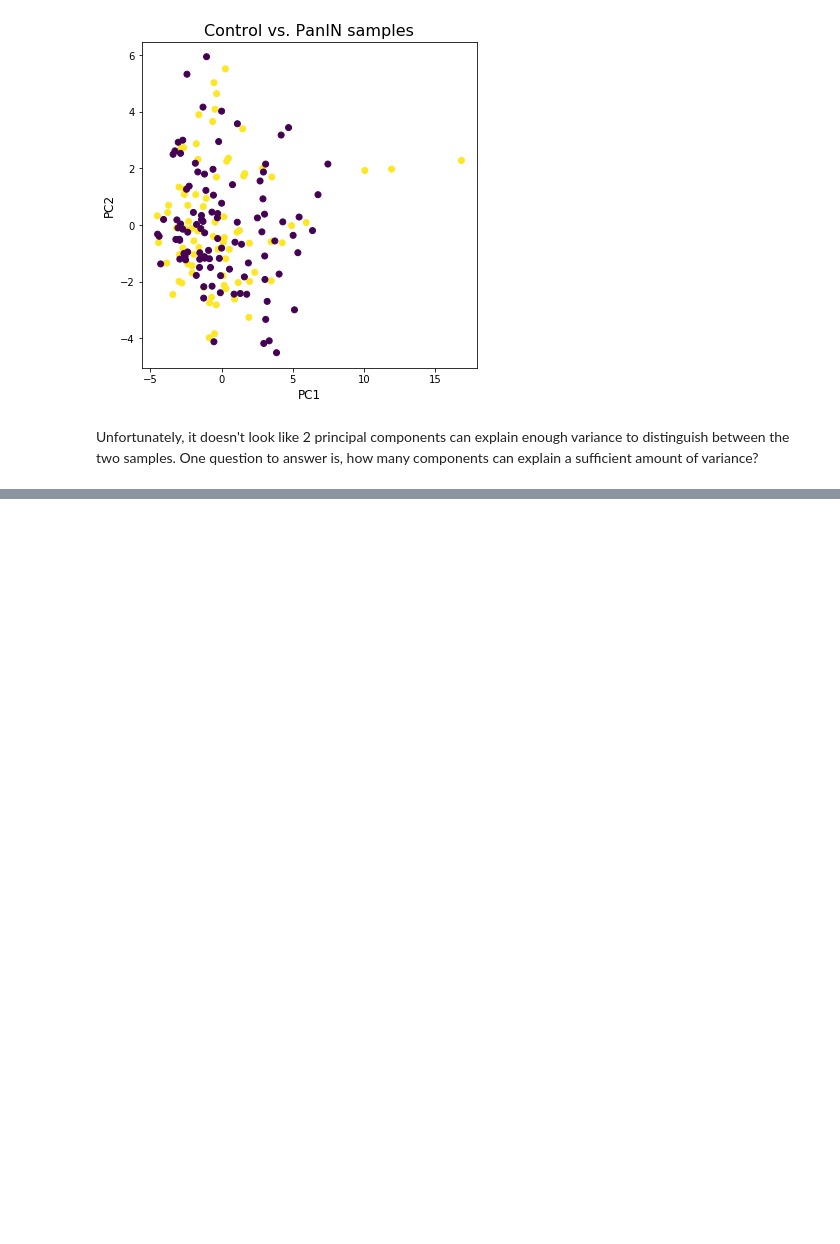
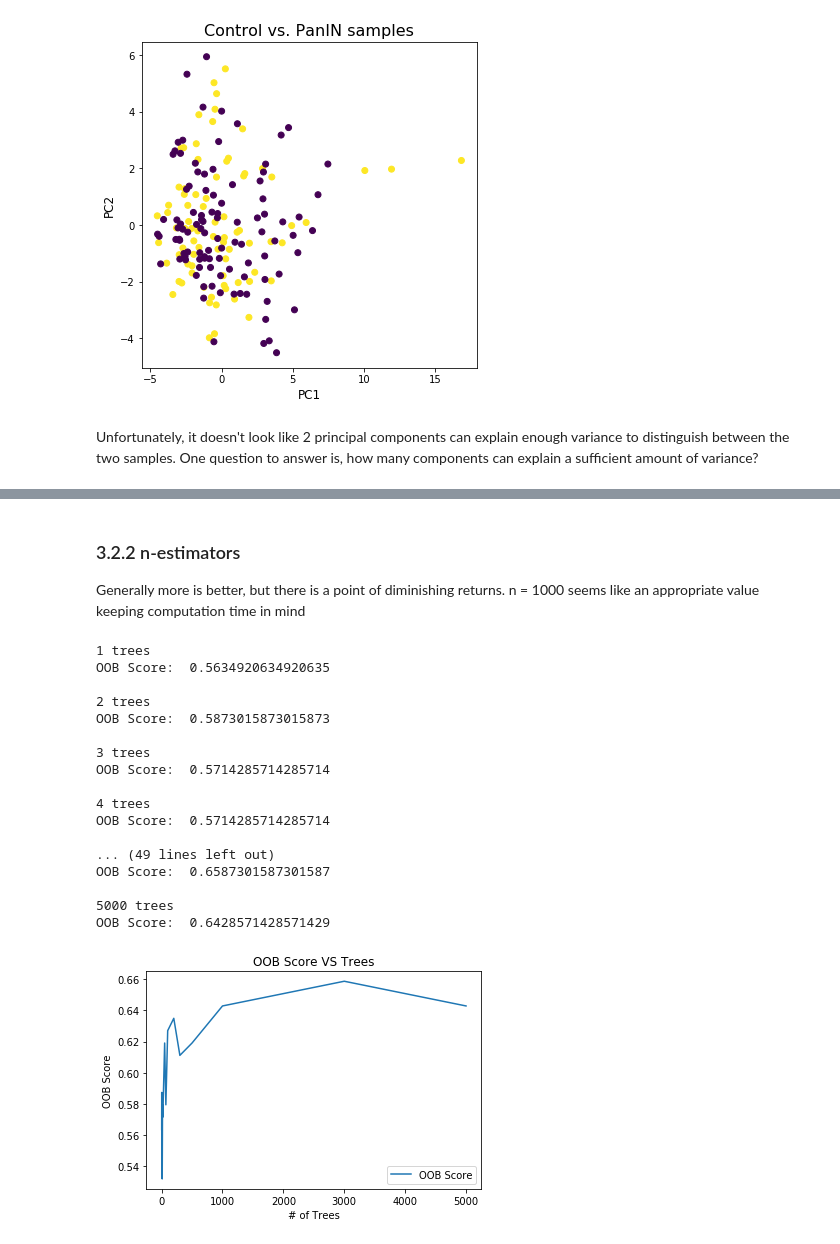
Before and after one commit to s-mushnoori/diagnosing-pancreatic-cancer, a Jupyter notebook: diagnosing-pancreatic-cancer.ipynb, the cells around one changed output, grey strips where cells are left out. Cells and saved outputs as stored; diff of their text form; code cells hidden in the pictures; blank space fills up the shorter version.

```diff
--- a/diagnosing-pancreatic-cancer.ipynb
+++ b/diagnosing-pancreatic-cancer.ipynb
@@ -361,0 +457,43 @@ Text(0, 0.5, 'Explained Variance')
+# %% [markdown]
+### 3.2.2 n-estimators
+
+Generally more is better, but there is a point of diminishing returns.
+n = 1000 seems like an appropriate value keeping computation time in mind
+# %%
+results = []
+n_estimator_values = [1,2,3,4,5,6,7,8,9,10,15,20,50,70,100,200,300,500,1000,2000,3000,5000]
+
+for num_trees in n_estimator_values:
+    model = RandomForestClassifier(n_estimators=num_trees, oob_score=True, n_jobs=-1, random_state=101)
+    model.fit(X_train, y_train)
+    print(num_trees, 'trees')
+    oob = model.oob_score_
+    print('OOB Score: ', oob)
+    results.append(oob)
+    print(' ')
+
+plt.plot(n_estimator_values, results, label='OOB Score')
+plt.xlabel('# of Trees')
+plt.ylabel('OOB Score')
+plt.title('OOB Score VS Trees')
+plt.legend(loc="lower right")
+plt.show()
+# %% [output]
+1 trees
+OOB Score:  0.5634920634920635
+
+2 trees
+OOB Score:  0.5873015873015873
+
+3 trees
+OOB Score:  0.5714285714285714
+
+4 trees
+OOB Score:  0.5714285714285714
+
+... (49 lines left out)
+OOB Score:  0.6587301587301587
+
+5000 trees
+OOB Score:  0.6428571428571429
+[figure, added]
```
Also changed, not shown: parts of 35 cells of this notebook.
